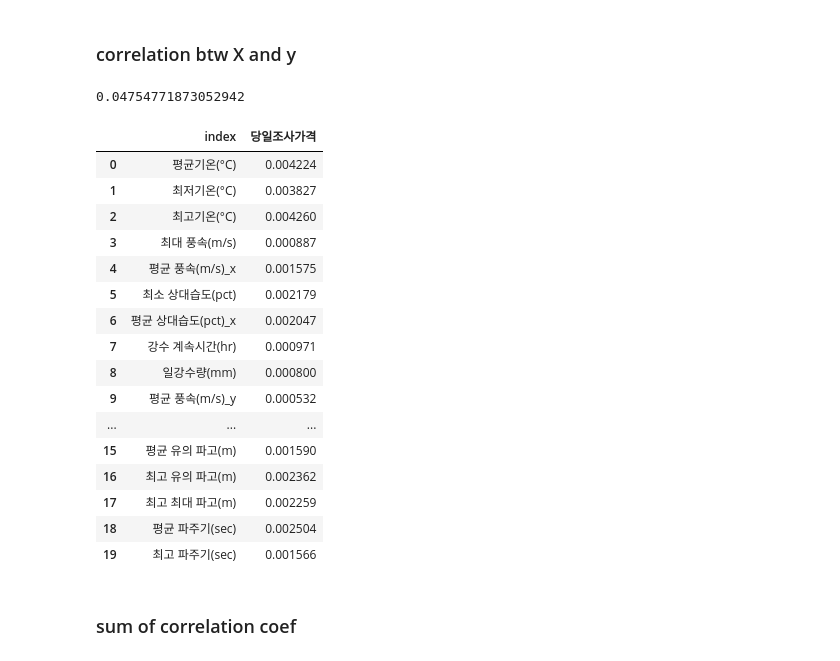
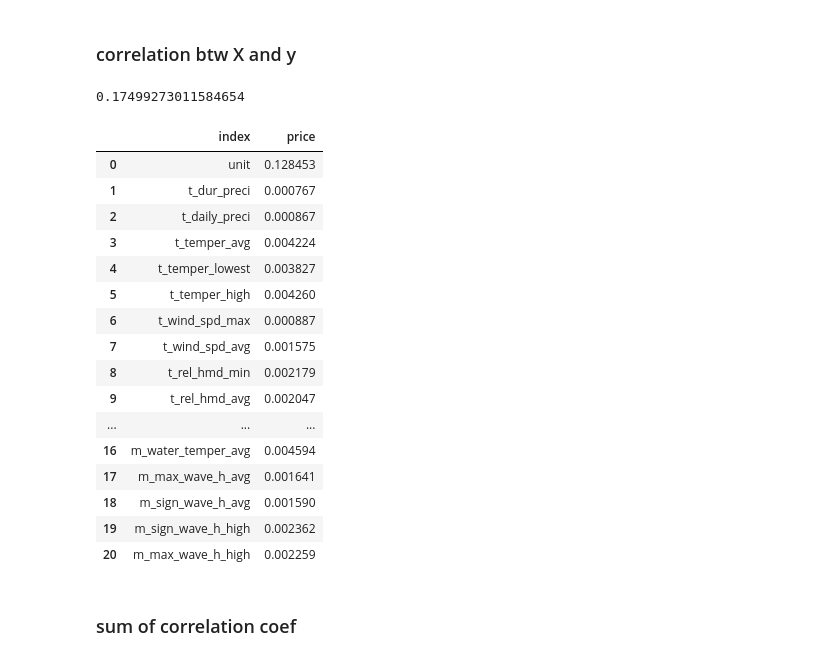
Before and after one commit to meowpunch/bobsim-research, a Jupyter notebook: src/main/python/advanced_correlation.ipynb, the cells around one changed output. Drawn from its saved outputs; the diff is of its cells as text; code cells hidden in the pictures.

Commit message:
HANK/MEOW: modify advanced_corr ipynb

```diff
--- a/src/main/python/advanced_correlation.ipynb
+++ b/src/main/python/advanced_correlation.ipynb
@@ -32,0 +5,3 @@ origin_df = pd.merge(
+# %%
+from util.build_dataset import build_master
+origin_df = build_master(dataset='clean_origin_fmp')
@@ -130,28 +111,28 @@ origin_corr
 # %% [markdown]
 ### correlation btw X and y
 # %%
-corr_target = abs(origin_corr["당일조사가격"].drop("당일조사가격"))
+corr_target = abs(origin_corr["price"].drop("price"))
 print(corr_target.sum())
 corr_target.reset_index()
 # %% [output]
-0.04754771873052942
+0.17499273011584654
-|  | index | 당일조사가격 |
-| 0 | 평균기온(°C) | 0.004224 |
-| 1 | 최저기온(°C) | 0.003827 |
-| 2 | 최고기온(°C) | 0.004260 |
-| 3 | 최대 풍속(m/s) | 0.000887 |
-| 4 | 평균 풍속(m/s)_x | 0.001575 |
-| 5 | 최소 상대습도(pct) | 0.002179 |
-| 6 | 평균 상대습도(pct)_x | 0.002047 |
-| 7 | 강수 계속시간(hr) | 0.000971 |
-| 8 | 일강수량(mm) | 0.000800 |
-| 9 | 평균 풍속(m/s)_y | 0.000532 |
+|  | index | price |
+| 0 | unit | 0.128453 |
+| 1 | t_dur_preci | 0.000767 |
+| 2 | t_daily_preci | 0.000867 |
+| 3 | t_temper_avg | 0.004224 |
+| 4 | t_temper_lowest | 0.003827 |
+| 5 | t_temper_high | 0.004260 |
+| 6 | t_wind_spd_max | 0.000887 |
+| 7 | t_wind_spd_avg | 0.001575 |
+| 8 | t_rel_hmd_min | 0.002179 |
+| 9 | t_rel_hmd_avg | 0.002047 |
 | ... | ... | ... |
-| 15 | 평균 유의 파고(m) | 0.001590 |
-| 16 | 최고 유의 파고(m) | 0.002362 |
-| 17 | 최고 최대 파고(m) | 0.002259 |
-| 18 | 평균 파주기(sec) | 0.002504 |
-| 19 | 최고 파주기(sec) | 0.001566 |
+| 16 | m_water_temper_avg | 0.004594 |
+| 17 | m_max_wave_h_avg | 0.001641 |
+| 18 | m_sign_wave_h_avg | 0.001590 |
+| 19 | m_sign_wave_h_high | 0.002362 |
+| 20 | m_max_wave_h_high | 0.002259 |
 # %% [markdown]
 ### sum of correlation coef
 # %%
```
Also changed, not shown: parts of 10 cells of this notebook, 1 other file.
